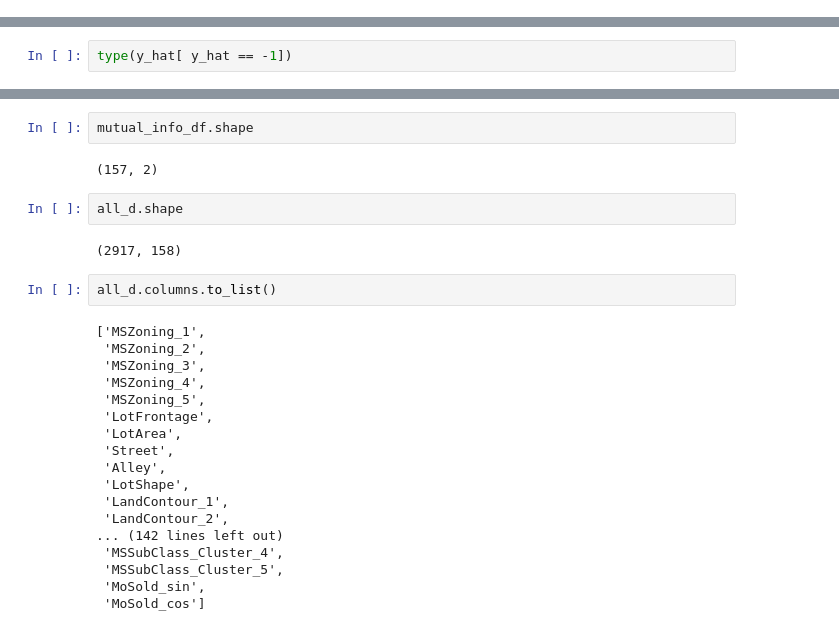
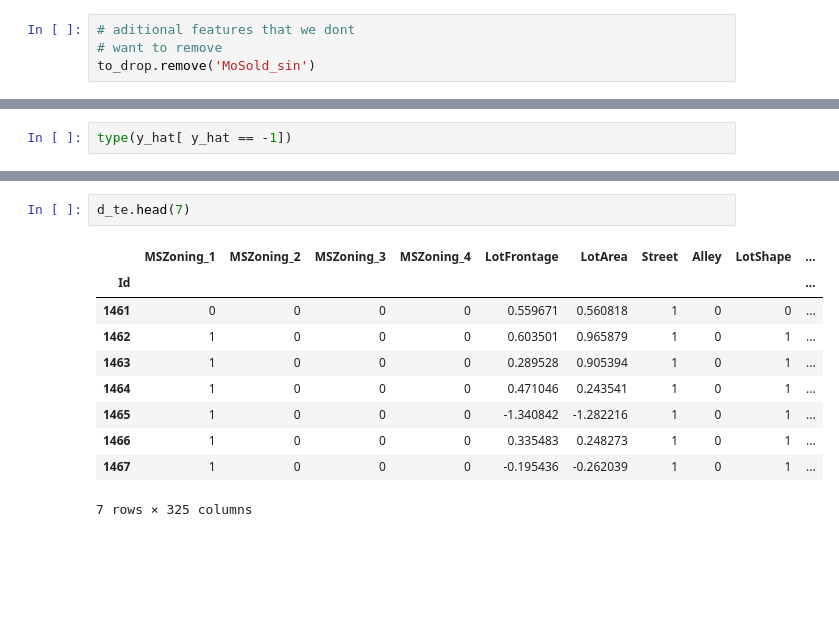
Before and after one commit to antirrabia/Data-Mining, a Jupyter notebook: notebooks/HousePrices.ipynb, the cells around one changed output, grey strips where cells are left out. Saved outputs shown, nothing was run; the diff lists cells and outputs as text; blank space fills up the shorter version.

```diff
--- a/notebooks/HousePrices.ipynb
+++ b/notebooks/HousePrices.ipynb
@@ -791,5 +803,9 @@ all_d.shape
 # %%
 # we keep 'Training' column to identify training set in all_d
 to_drop.remove('Training')
+# %%
+# aditional features that we dont
+# want to remove
+to_drop.remove('MoSold_sin')
 # %%
 all_d.shape, len(to_drop)
@@ -868,28 +877,13 @@ mutual_info_df.head(20)
-# %%
-mutual_info_df.shape
-# %% [output]
-(157, 2)
-# %%
-all_d.shape
-# %% [output]
-(2917, 158)
-# %%
-all_d.columns.to_list()
-# %% [output]
-['MSZoning_1',
- 'MSZoning_2',
- 'MSZoning_3',
- 'MSZoning_4',
- 'MSZoning_5',
- 'LotFrontage',
- 'LotArea',
- 'Street',
- 'Alley',
- 'LotShape',
- 'LandContour_1',
- 'LandContour_2',
-... (142 lines left out)
- 'MSSubClass_Cluster_4',
- 'MSSubClass_Cluster_5',
- 'MoSold_sin',
- 'MoSold_cos']
+# %%
+d_te.head(7)
+# %% [output]
+|  | MSZoning_1 | MSZoning_2 | MSZoning_3 | MSZoning_4 | LotFrontage | LotArea | Street | Alley | LotShape | ... |
+| Id |  |  |  |  |  |  |  |  |  | ... |
+| 1461 | 0 | 0 | 0 | 0 | 0.559671 | 0.560818 | 1 | 0 | 0 | ... |
+| 1462 | 1 | 0 | 0 | 0 | 0.603501 | 0.965879 | 1 | 0 | 1 | ... |
+| 1463 | 1 | 0 | 0 | 0 | 0.289528 | 0.905394 | 1 | 0 | 1 | ... |
+| 1464 | 1 | 0 | 0 | 0 | 0.471046 | 0.243541 | 1 | 0 | 1 | ... |
+| 1465 | 1 | 0 | 0 | 0 | -1.340842 | -1.282216 | 1 | 0 | 1 | ... |
+| 1466 | 1 | 0 | 0 | 0 | 0.335483 | 0.248273 | 1 | 0 | 1 | ... |
+| 1467 | 1 | 0 | 0 | 0 | -0.195436 | -0.262039 | 1 | 0 | 1 | ... |
+7 rows × 325 columns
```
Also changed, not shown: parts of 24 cells of this notebook.
